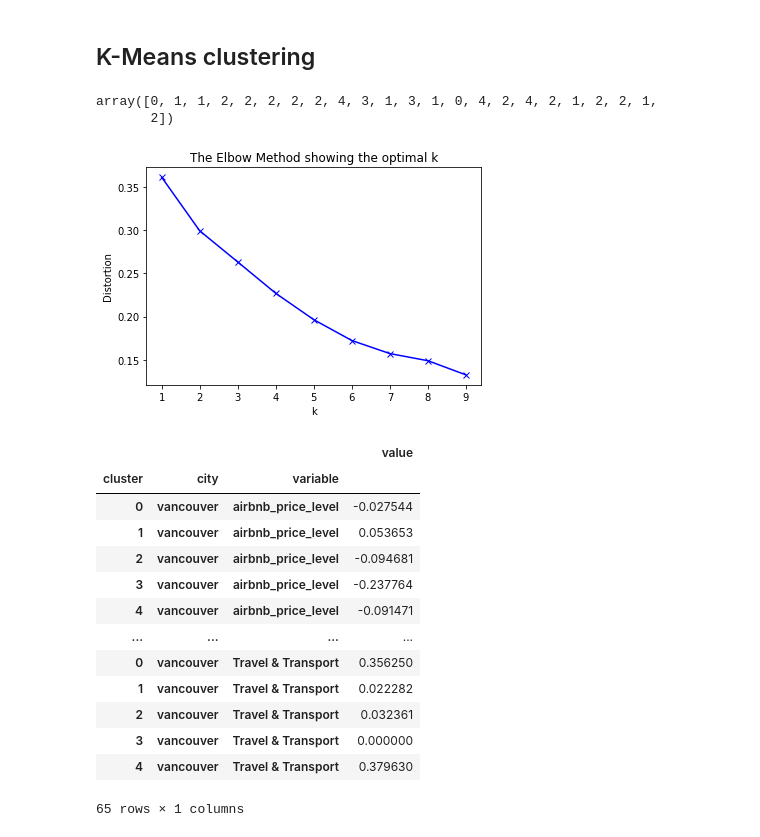
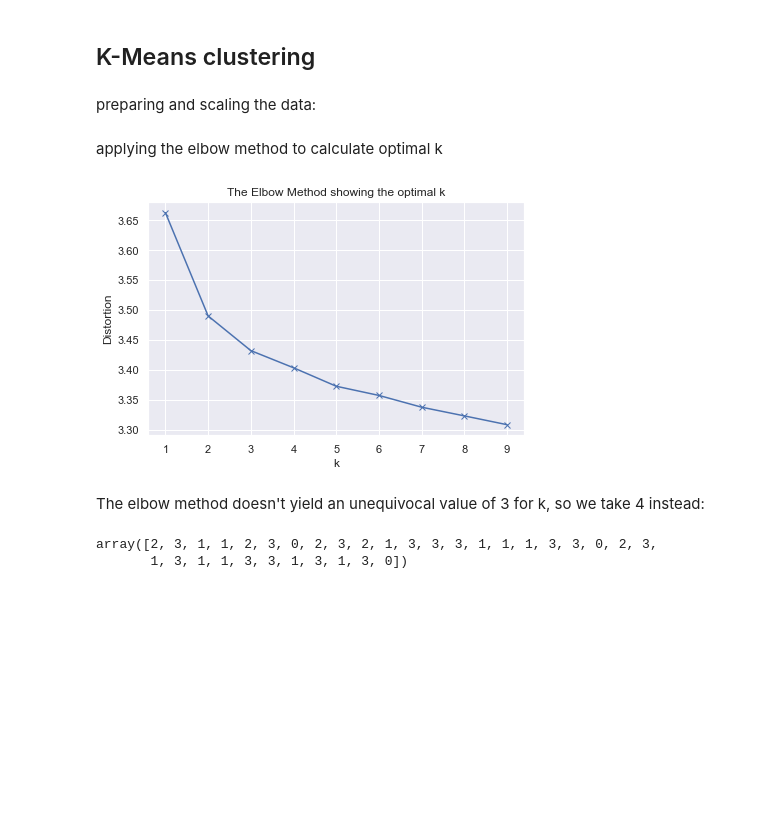
Before and after one commit to normannexo/Coursera_Capstone, a Jupyter notebook: capstone_project-NOTEBOOK.ipynb, the cells around one changed output. Saved outputs shown, nothing was run; the diff lists cells and outputs as text; code cells hidden in the pictures; blank space fills up the shorter version.

```diff
--- a/capstone_project-NOTEBOOK.ipynb
+++ b/capstone_project-NOTEBOOK.ipynb
@@ -160,6 +207,6 @@ def get_city_dfs(cities):
 # %%
 cities = [
-    'vancouver'
+    'london'
 ]
 df = get_city_dfs(cities).reset_index(drop=True)
 df
@@ -340,7 +421,7 @@ def create_cat_df():
 df_cats = create_cat_df()
 df_cats.to_csv('./data/cats.csv', sep=';')
 # %%
-def getNearbyVenues2(df, radius=500, limit=100):
+def getNearbyVenues(df, radius=500, limit=100):
 
     venues_list=[]
     for index, row  in df.iterrows():
@@ -397,4 +480,4 @@ def getNearbyVenues2(df, radius=500, limit=100):
 # %%
-df_venues = getNearbyVenues2(df)
+df_venues = getNearbyVenues(df)
 df_venues
 # %% [output]
@@ -522,33 +584,36 @@ df[df.city=='brussels']
 # %% [markdown]
 ## K-Means clustering
-# %%
-# set number of clusters
-kclusters = 5
-
-grouped_clustering = df_grouped.drop(['city','neighbourhood','cnt_norm'], 1)
-
-# run k-means clustering
-kmeans = KMeans(n_clusters=kclusters, random_state=0).fit(grouped_clustering)
-
-# check cluster labels generated for each row in the dataframe
-kmeans.labels_
-# %% [output]
-array([0, 1, 1, 2, 2, 2, 2, 2, 4, 3, 1, 3, 1, 0, 4, 2, 4, 2, 1, 2, 2, 1,
-       2])
+# %% [markdown]
+preparing and scaling the data:
+# %%
+grouped_clustering = df_grouped.drop(['city','neighbourhood'], 1)
+scaler = StandardScaler()
+X_std = scaler.fit_transform(grouped_clustering)
+# %% [markdown]
+applying the elbow method to calculate optimal k
 # %%
 distortions = []
 K = range(1,10)
 for k in K:
-    kmeanModel = KMeans(n_clusters=k).fit(grouped_clustering)
+    kmeanModel = KMeans(n_clusters=k).fit(X_std)
     kmeanModel.fit(grouped_clustering)
-    distortions.append(sum(np.min(cdist(grouped_clustering, kmeanModel.cluster_centers_, 'euclidean'), axis=1)) / grouped_clustering.shape[0])
+    distortions.append(sum(np.min(cdist(X_std, kmeanModel.cluster_centers_, 'euclidean'), axis=1)) / X_std.shape[0])
 
 # Plot the elbow
 plt.plot(K, distortions, 'bx-')
 plt.xlabel('k')
 plt.ylabel('Distortion')
 plt.title('The Elbow Method showing the optimal k')
 plt.show()
 # %% [output]
-[figure, old version]
+[figure, new version]
+# %% [markdown]
+The elbow method doesn't yield an unequivocal value of 3 for k, so we take 4 instead:
+# %%
+k = 4
+kmeanModel = KMeans(n_clusters=k).fit(X_std)
+kmeanModel.labels_
+# %% [output]
+array([2, 3, 1, 1, 2, 3, 0, 2, 3, 2, 1, 3, 3, 3, 1, 1, 1, 3, 3, 0, 2, 3,
+       1, 3, 1, 1, 3, 3, 1, 3, 1, 3, 0])
 # %%
@@ -556,17 +620,0 @@ df_grouped['cluster'] = kmeans.labels_
-# %%
-df_grouped.groupby(['cluster', 'city']).mean().reset_index().melt(id_vars=['cluster', 'city']).set_index(['cluster', 'city', 'variable'])  #.to_csv('./test/results.csv', sep=';', decimal=',') / 10
-# %% [output]
-|  |  |  | value |
-| cluster | city | variable |  |
-| 0 | vancouver | airbnb_price_level | -0.027544 |
-| 1 | vancouver | airbnb_price_level | 0.053653 |
-| 2 | vancouver | airbnb_price_level | -0.094681 |
-| 3 | vancouver | airbnb_price_level | -0.237764 |
-| 4 | vancouver | airbnb_price_level | -0.091471 |
-| ... | ... | ... | ... |
-| 0 | vancouver | Travel & Transport | 0.356250 |
-| 1 | vancouver | Travel & Transport | 0.022282 |
-| 2 | vancouver | Travel & Transport | 0.032361 |
-| 3 | vancouver | Travel & Transport | 0.000000 |
-| 4 | vancouver | Travel & Transport | 0.379630 |
-65 rows × 1 columns
```
Also changed, not shown: parts of 39 cells of this notebook, 1 other file.
